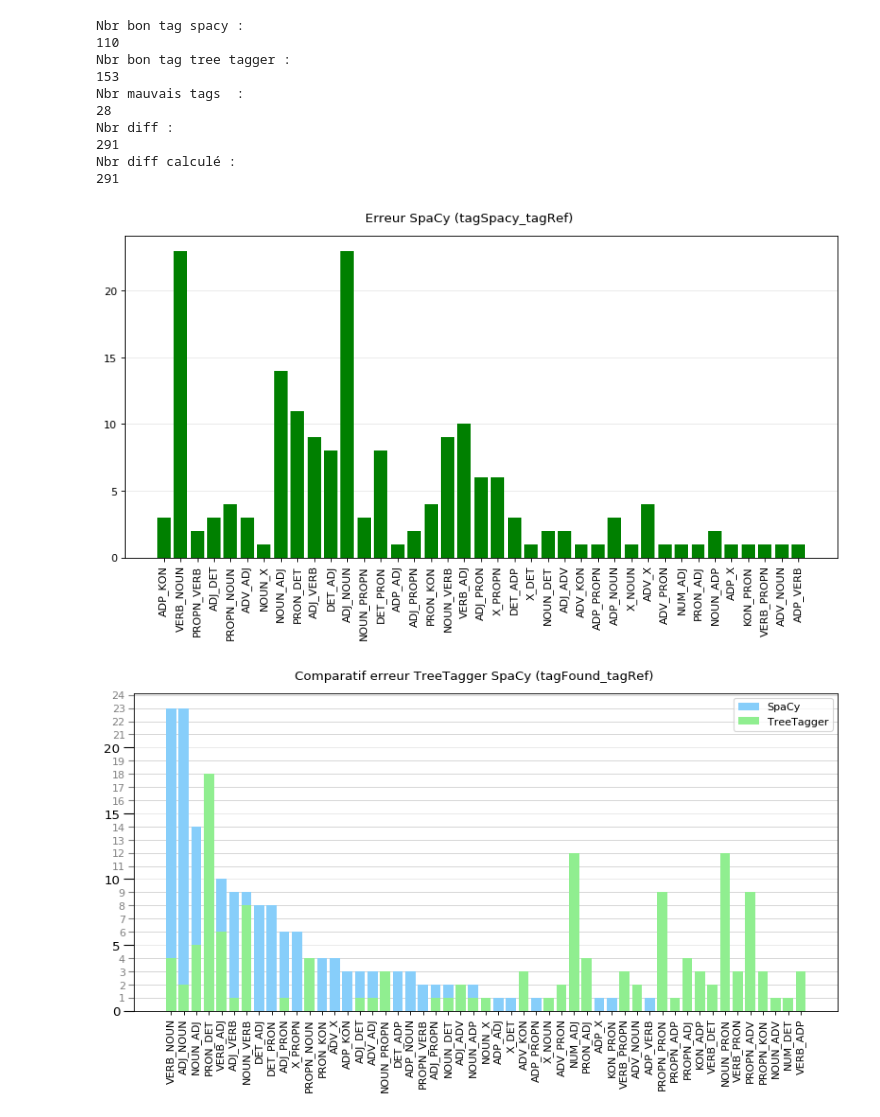
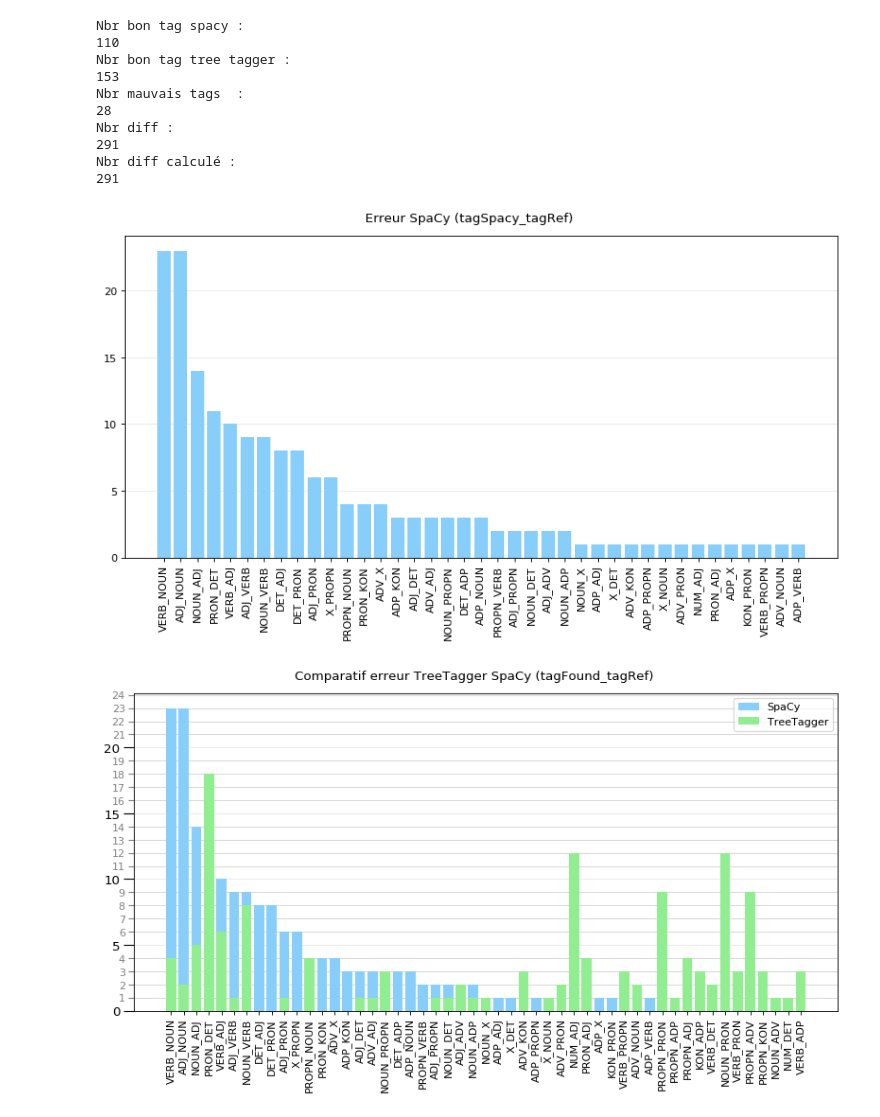
Before and after one commit to BastienCarbonnier/WebService_TALN, a Jupyter notebook: python/notebooks/Notebook_Tests.ipynb, the cells around one changed output. Cells and saved outputs as stored; diff of their text form; code cells hidden in the pictures.

```diff
--- a/python/notebooks/Notebook_Tests.ipynb
+++ b/python/notebooks/Notebook_Tests.ipynb
@@ -592,20 +592,23 @@ for diff in tab_diffs_global :
 # %%
 import matplotlib.pyplot as plt
 
 fig = plt.figure(dpi=80)
 fig.set_figheight(6)
 fig.set_figwidth(12)
 fig.suptitle('Erreur SpaCy (tagSpacy_tagRef)',va='baseline')
 ax = fig.add_subplot(1,1,1)
 ax.yaxis.grid(True, linestyle='-', which='major', color='lightgrey', alpha=0.5)
 ax.set_axisbelow(True)
-plt.bar(tab_aff_spacy.keys(), tab_aff_spacy.values(), color='g')
+from collections import OrderedDict
+ordo = OrderedDict(sorted(tab_aff_spacy.items(), key=lambda t: t[1],reverse=True))
+
+plt.bar(ordo.keys(), ordo.values(), color='lightskyblue',label="SpaCy")
 plt.gcf().subplots_adjust(bottom = 0.25,top=0.95)
 
 plt.xticks(rotation=90)
 plt.show()
 # %% [output]
-[figure, old version]
+[figure, new version]
 # %%
 fig = plt.figure(dpi=80)
 fig.set_figheight(6)
```
Also changed, not shown: 4 other files.
